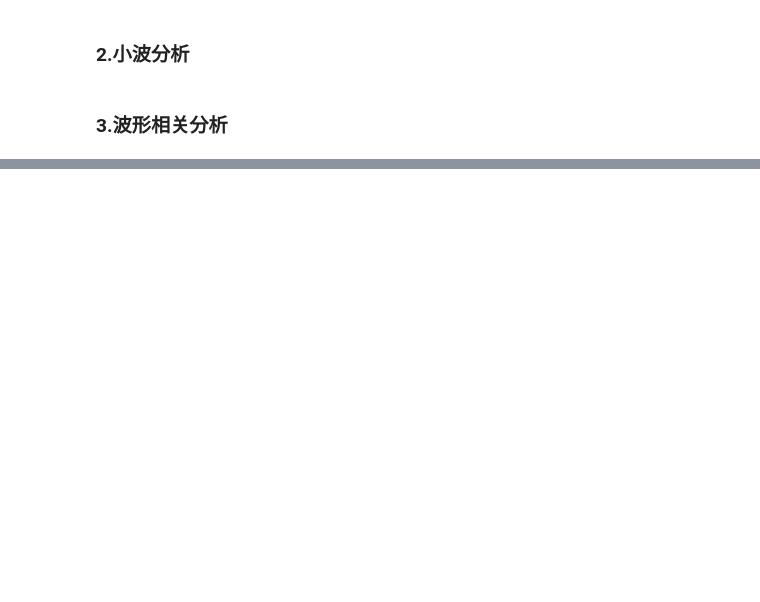
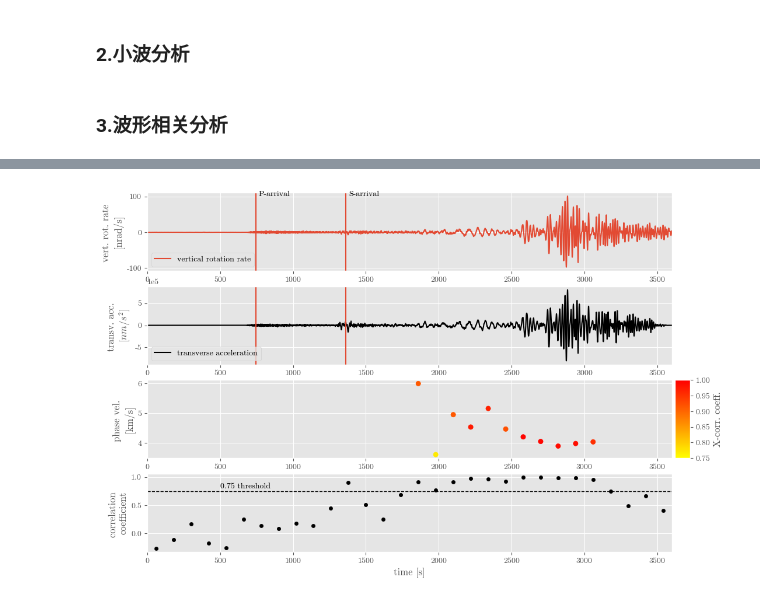
Before and after one commit to sssfeather/exerc, a Jupyter notebook: ipynb/ex_07_waveform_transform.ipynb, the cells around one changed output, grey strips where cells are left out. Drawn from its saved outputs; the diff is of its cells as text; code cells hidden in the pictures; blank space fills up the shorter version.

```diff
--- a/ipynb/ex_07_waveform_transform.ipynb
+++ b/ipynb/ex_07_waveform_transform.ipynb
@@ -163,0 +220,79 @@ plt.show()
+# %%
+TauPy_model = TauPyModel('ak135')
+arrivals_p = TauPy_model.get_travel_times(distance_in_degree=0.001 * baz[0] / 111.11,
+                                        source_depth_in_km=event.origins[0].depth*0.001,
+                                       phase_list=["P","p","Pdiff","PP","PKiKP","PKIKP","Pn","Pg"])
+arrivals_s = TauPy_model.get_travel_times(distance_in_degree=0.001 * baz[0] / 111.11,
+                                        source_depth_in_km=event.origins[0].depth*0.001,
+                                       phase_list=["S","s","Sdiff","SS","SKiKS","SKIKS","Sn","Sg"])
+tiemp = []
+tiems = []
+for i in range(0,len(arrivals_p)): tiemp.append(arrivals_p[i].time)
+for ii in range(0,len(arrivals_s)): tiems.append(arrivals_s[ii].time)
+
+# first arrivals
+arriv_p = min(tiemp)
+arriv_s = min(tiems)
+print("P-wave arrival: ", arriv_p, "sec")
+print("S-wave arrival: ", arriv_s, "sec")
+
+sampling_rate = int(RLAS[0].stats.sampling_rate)
+
+# calculate Love wave phase velocities [km/s] for time windows featuring correlation coefficients > 0.75
+# and after S-wave arrival
+surf = int(arriv_s/120.)+2  # window number after S-waves
+phasv = []
+for iph in range(surf, len(corrcoefs)):
+    if corrcoefs[iph] >= 0.75:
+        phas_v = 0.001 * 0.5 * max(AC[0].data[sampling_rate * sec * iph : sampling_rate * sec * (iph + 1)]) /\
+                 max(RLAS[0].data[sampling_rate * sec * iph : sampling_rate * sec * (iph + 1)])
+    else:
+        phas_v = np.NaN
+    phasv.append(phas_v)
+
+# 绘图
+plt.subplot2grid((4, 30), (0, 0), colspan=29)
+plt.plot(RLAS[0].times(), RLAS[0].data,label='vertical rotation rate')
+plt.xlim(0, RLAS[0].times()[-1])
+plt.ylabel('vert. rot. rate \n[nrad/s]')
+plt.legend(loc=3)
+
+# add P- and S-wave arrivals
+plt.axvline(arriv_p);plt.annotate('P-arrival', xy=(arriv_p+20,np.max(RLAS[0].data)),xycoords='data');
+plt.axvline(arriv_s);plt.annotate('S-arrival', xy=(arriv_s+20,np.max(RLAS[0].data)),xycoords='data');
+
+# transverse acceleration
+plt.subplot2grid((4, 30), (1, 0), colspan=29)
+plt.plot(AC[0].times(), AC[0].data, 'k',label='transverse acceleration')
+plt.xlim(0, AC[0].times()[-1])
+plt.ylabel('transv. acc. \n[$nm/s^2$]')
+plt.ticklabel_format(axis='y', style='sci', scilimits=(-2,2))
+plt.legend(loc=3)
+plt.axvline(arriv_p)
+plt.axvline(arriv_s)
+
+# phase velocities plot
+plt.subplot2grid((4, 30), (2, 0), colspan=29)
+vel = plt.scatter(np.arange(sec/2. + surf*sec, sec/2. + sec * (len(phasv)+surf), sec), phasv,c=corrcoefs[surf:], vmin=0.75, vmax=1, s=35,cmap=plt.cm.autumn_r)
+plt.xlim(0, RLAS[0].stats.delta * len(RLAS[0].data))
+plt.ylabel('phase vel. \n[km/s]')
+plt.xlabel('time [s]')
+
+# add colorbar
+fig = plt.subplot2grid((4, 30), (2, 29))
+norm = mpl.colors.Normalize(vmin=.75, vmax=1)
+cb1 = mpl.colorbar.ColorbarBase(fig, cmap=plt.cm.autumn_r, norm=norm, orientation='vertical')
+cb1.set_ticks([0.75,0.8,0.85,0.9,0.95,1])
+cb1.set_label(u'X-corr. coeff.', fontweight='bold')
+
+# correlation coefficients plot
+plt.subplot2grid((4, 30), (3, 0), colspan=29)
+plt.scatter(np.arange(sec/2., sec/2. + sec * len(corrcoefs), sec), corrcoefs,c='k', s=20)
+plt.xlim(0, RLAS[0].stats.delta * len(RLAS[0].data))
+plt.xlabel('time [s]')
+plt.ylabel('correlation \ncoefficient')
+plt.axhline(y=.75, linewidth=1, c='k',ls='dashed')
+plt.annotate('0.75 threshold', xy=(500,.8),xycoords='data')
+
+plt.show()
+# %% [output]
@@ -163,0 +301 @@ plt.show()
+[figure, added]
```
Also changed, not shown: parts of 6 cells of this notebook, 24 other files.
